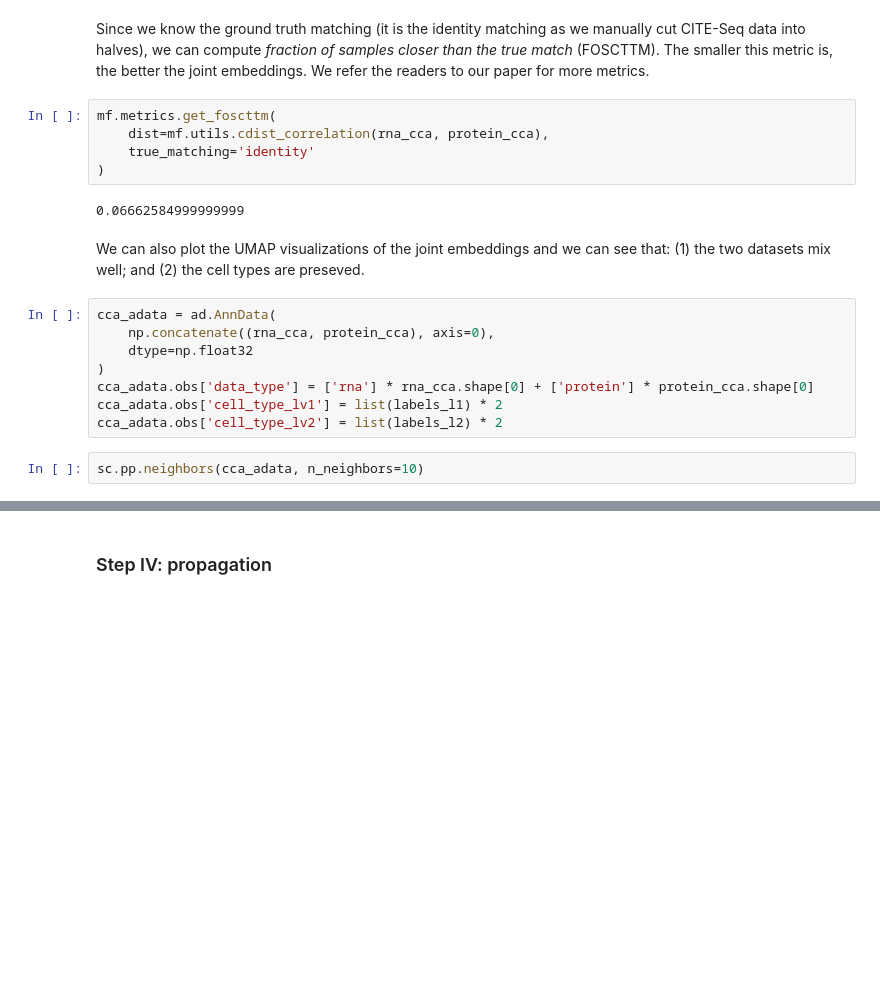
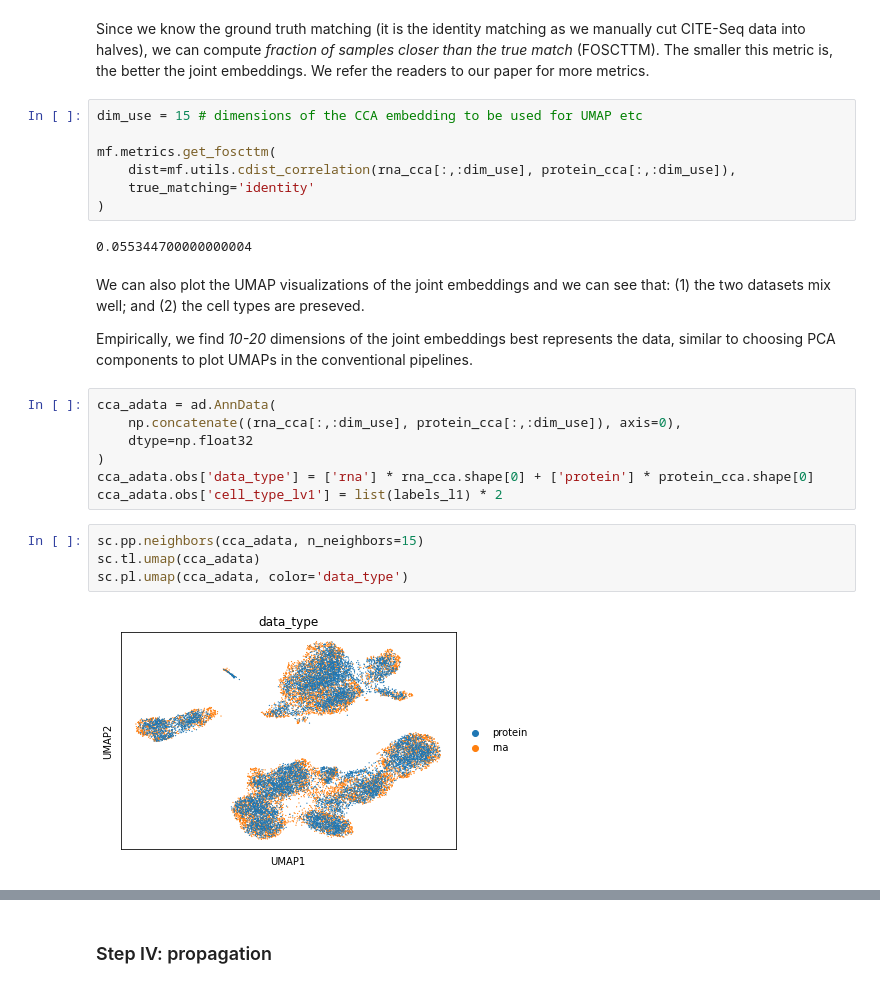
Before and after one commit to shuxiaoc/maxfuse, a Jupyter notebook: docs/citeseq_pbmc_evaluate.ipynb, the cells around one changed output, grey strips where cells are left out. Saved outputs shown, nothing was run; the diff lists cells and outputs as text; blank space fills up the shorter version.

```diff
--- a/docs/citeseq_pbmc_evaluate.ipynb
+++ b/docs/citeseq_pbmc_evaluate.ipynb
@@ -380,22 +380,29 @@ rna_cca, protein_cca = fusor.get_embedding(
 Since we know the ground truth matching (it is the identity matching as we manually cut CITE-Seq data into halves), we can compute *fraction of samples closer than the true match* (FOSCTTM). The smaller this metric is, the better the joint embeddings.
 We refer the readers to our paper for more metrics.
 # %%
+dim_use = 15 # dimensions of the CCA embedding to be used for UMAP etc
+
 mf.metrics.get_foscttm(
-    dist=mf.utils.cdist_correlation(rna_cca, protein_cca),
+    dist=mf.utils.cdist_correlation(rna_cca[:,:dim_use], protein_cca[:,:dim_use]),
     true_matching='identity'
 )
 # %% [output]
-0.06662584999999999
+0.055344700000000004
 # %% [markdown]
 We can also plot the UMAP visualizations of the joint embeddings and we can see that: (1) the two datasets mix well; and (2) the cell types are preseved.
+
+Empirically, we find *10-20* dimensions of the joint embeddings best represents the data, similar to choosing PCA components to plot UMAPs in the conventional pipelines.
 # %%
 cca_adata = ad.AnnData(
-    np.concatenate((rna_cca, protein_cca), axis=0),
+    np.concatenate((rna_cca[:,:dim_use], protein_cca[:,:dim_use]), axis=0),
     dtype=np.float32
 )
 cca_adata.obs['data_type'] = ['rna'] * rna_cca.shape[0] + ['protein'] * protein_cca.shape[0]
 cca_adata.obs['cell_type_lv1'] = list(labels_l1) * 2
-cca_adata.obs['cell_type_lv2'] = list(labels_l2) * 2
 # %%
-sc.pp.neighbors(cca_adata, n_neighbors=10)
+sc.pp.neighbors(cca_adata, n_neighbors=15)
+sc.tl.umap(cca_adata)
+sc.pl.umap(cca_adata, color='data_type')
+# %% [output]
+[figure, added]
 # %%
```
Also changed, not shown: parts of 10 cells of this notebook, 1 other file.
